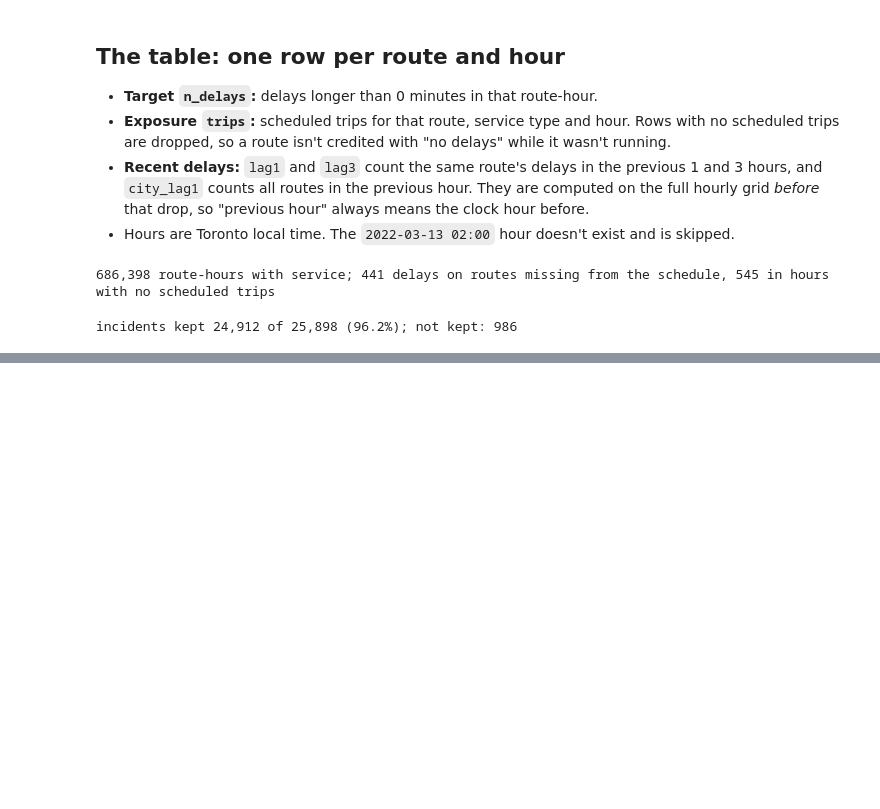
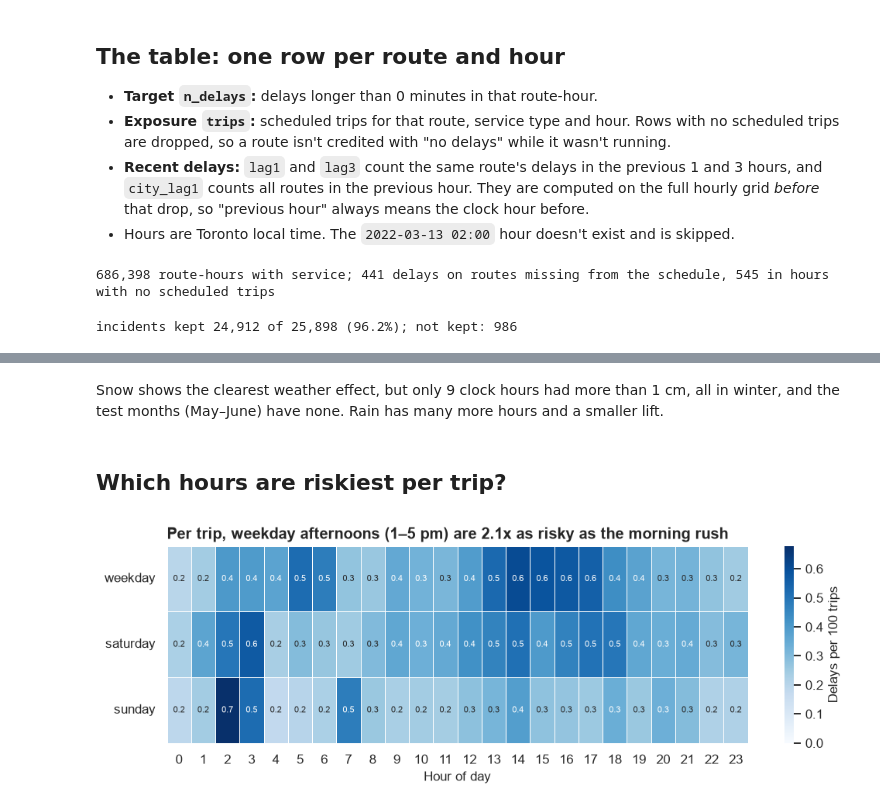
Before and after one commit to raraspradnya/actransit-reliability, a Jupyter notebook: toronto_eda.ipynb, the cells around one changed output, grey strips where cells are left out. Saved outputs shown, nothing was run; the diff lists cells and outputs as text; code cells hidden in the pictures; blank space fills up the shorter version.

```diff
--- a/toronto_eda.ipynb
+++ b/toronto_eda.ipynb
@@ -362,0 +433,16 @@ incidents kept 24,912 of 25,898 (96.2%); not kept: 986
+# %% [markdown]
+Snow shows the clearest weather effect, but only 9 clock hours had more than 1 cm, all in winter, and the test months (May–June) have none. Rain has many more hours and a smaller lift.
+# %% [markdown]
+## Which hours are riskiest per trip?
+# %%
+grid_rate = rh.groupby(["day_type", "hour"]).apply(lambda g: 100 * g.n_delays.sum() / g.trips.sum()).unstack().reindex(["weekday", "saturday", "sunday"])
+afternoon, morning = grid_rate.loc["weekday", 13:17].mean(), grid_rate.loc["weekday", 7:8].mean()
+fig, ax = plt.subplots(figsize=(11, 3))
+sns.heatmap(grid_rate, cmap="Blues", vmin=0, annot=True, fmt=".1f", annot_kws={"fontsize": 7}, linewidths=0.5,
+            cbar_kws={"label": "Delays per 100 trips"}, ax=ax)
+ax.set(title=f"Per trip, weekday afternoons (1–5 pm) are {afternoon / morning:.1f}x as risky as the morning rush",
+       xlabel="Hour of day", ylabel="")
+ax.tick_params(axis="y", rotation=0)
+plt.show()
+# %% [output]
+[figure, added]
```
Also changed, not shown: parts of 16 cells of this notebook.
